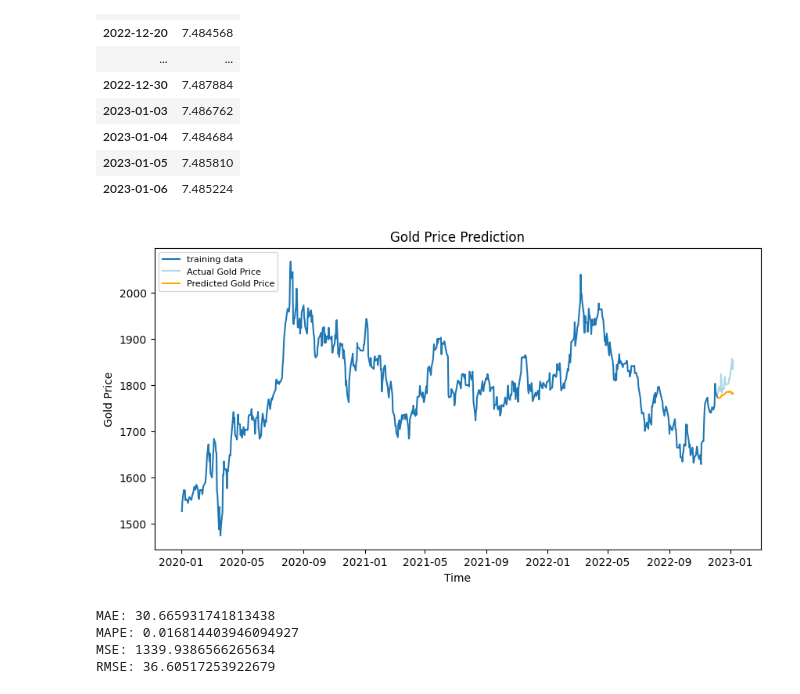
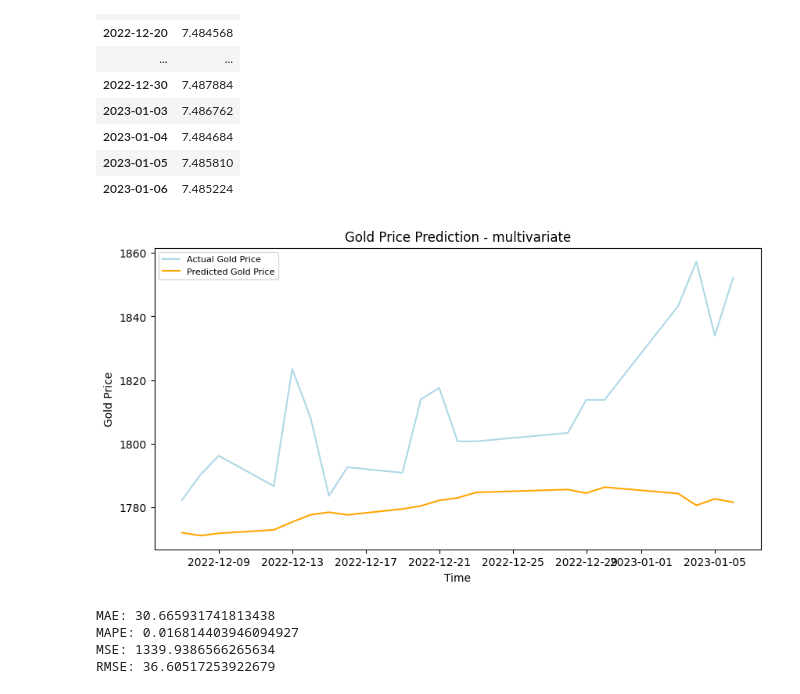
Before and after one commit to maxbranting/gold-forecast, a Jupyter notebook: Models/Price/ARIMA.ipynb, the cells around one changed output. Saved outputs shown, nothing was run; the diff lists cells and outputs as text; code cells hidden in the pictures.

Commit message:
arima finished

```diff
--- a/Models/Price/ARIMA.ipynb
+++ b/Models/Price/ARIMA.ipynb
@@ -331,29 +297,23 @@ RMSE: 38.65212152876115
 # %% [markdown]
 # ARIMA with explanatory variables
 # %%
-gp_autoARIMA = auto_arima(y=y_train, X=X_train,
-                      start_p=1,
-                      start_q=1,
+mvgp_autoARIMA = auto_arima(y=y_train, X=X_train,
+                      start_p=0,
+                      start_q=0,
                       test='adf',       # use adftest to find optimal 'd'
-                      max_p=6,
-                      max_q=6,          # maximum p and q
                       m=7,             # frequency of series
                       d=None,           # let model determine 'd'
                       seasonal=False,   # No Seasonality
                       start_P=0,
-                      max_P=2,
-                      #max_D=2,
-                      max_Q=2,
-                      max_d=2,
-                      D=0,
                       trace=True,
                       error_action='ignore',
                       suppress_warnings=True,
                       stepwise=True,
-                      maxiter=200,
-                      scoring='mse')
-print(gp_autoARIMA.summary())
-gp_autoARIMA.plot_diagnostics(figsize=(15,8))
+                      maxiter=500,
+                      scoring='mse',
+                      n_jobs=-1)
+print(mvgp_autoARIMA.summary())
+mvgp_autoARIMA.plot_diagnostics(figsize=(15,8))
 plt.show()
 # %% [output]
 Performing stepwise search to minimize aic
@@ -383,2 +361,2 @@ ARIMA(maxiter=200, order=(0, 1, 1), scoring_args={}, suppress_warnings=True)
 # %%
-fc = model1.predict(20, X_test)
+y_hat_mv = mvgp_autoARIMA.predict(20, X_test)
@@ -385,7 +383,7 @@ fc = model1.predict(20, X_test)
 # %%
-fc = pd.DataFrame(fc)
-fc.index = y_test.index
-fc
+y_hat_mv = pd.DataFrame(y_hat_mv)
+y_hat_mv.index = y_test.index
+y_hat_mv
 # %% [output]
 |  | 0 |
 | date |  |
@@ -408,19 +406,19 @@ fc
 # %%
 inv_ytr = np.exp(y_train)
 inv_yt = np.exp(y_test)
-inv_fc = np.exp(fc)
+inv_yhmv = np.exp(y_hat_mv)
 # %%
 plt.figure(figsize=(10,5), dpi=100)
-plt.plot(inv_ytr[inv_ytr.index > '2019-12-31'], label='training data')
+#plt.plot(inv_ytr[inv_ytr.index > '2019-12-31'], label='training data')
 plt.plot(inv_yt, color = 'lightblue', label='Actual Gold Price')
-plt.plot(inv_fc[0], color = 'orange',label='Predicted Gold Price')
+plt.plot(inv_yhmv[0], color = 'orange',label='Predicted Gold Price')
 #plt.fill_between(lower_series.index, lower_series, upper_series,
 #                 color='k', alpha=.10)
-plt.title('Gold Price Prediction')
+plt.title('Gold Price Prediction - multivariate')
 plt.xlabel('Time')
 plt.ylabel('Gold Price')
 plt.legend(loc='upper left', fontsize=8)
 plt.show()
 # %% [output]
-[figure, old version]
+[figure, new version]
 # %%
```
Also changed, not shown: parts of 55 cells of this notebook.
